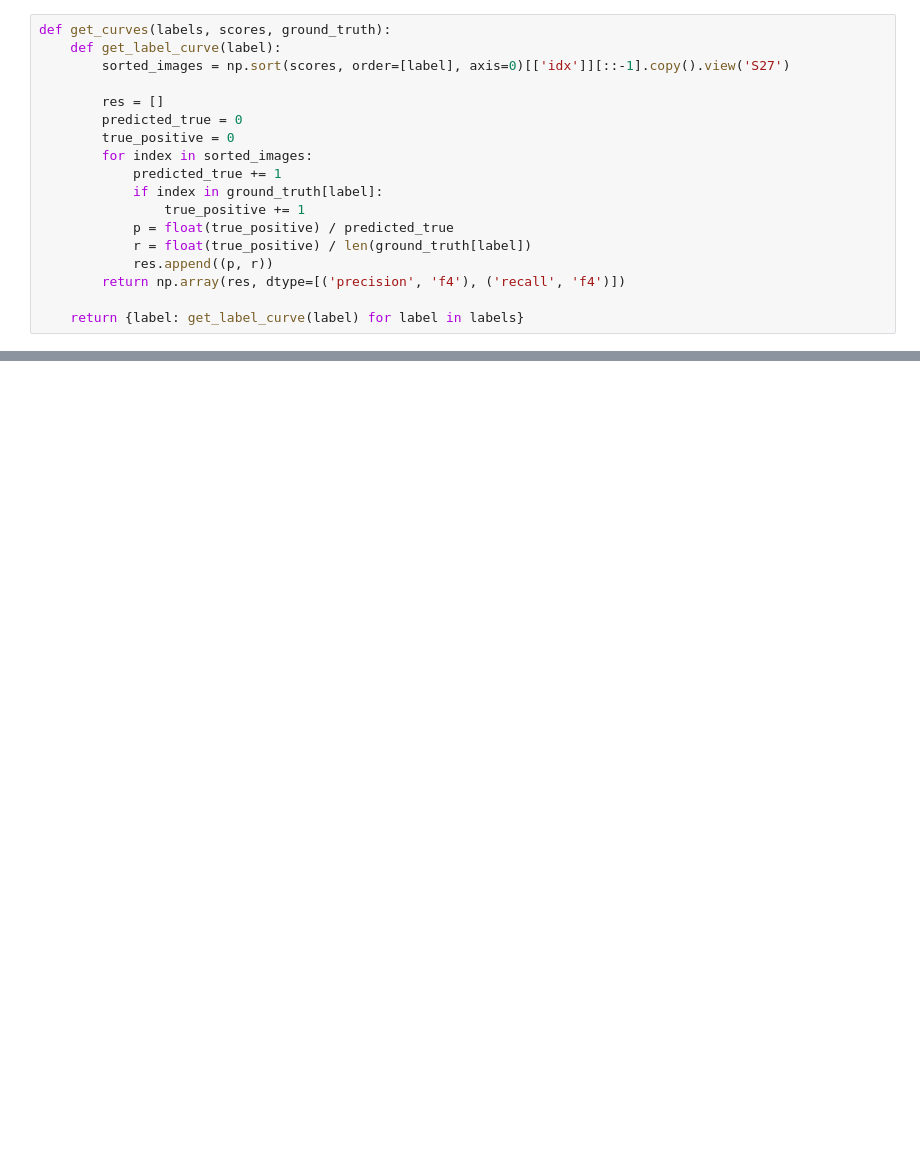
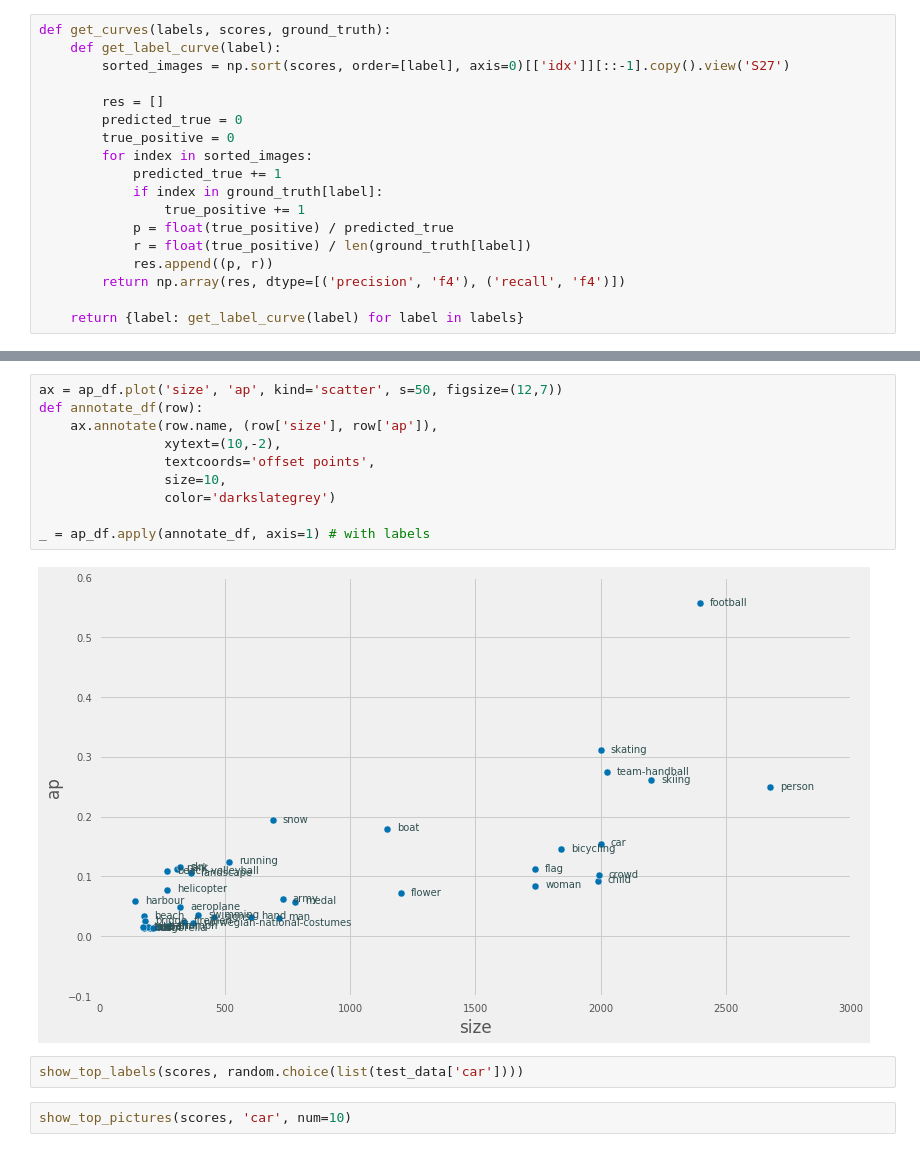
Before and after one commit to uvNikita/master-thesis-src, a Jupyter notebook: notebooks/testing/testing.ipynb, the cells around one changed output, grey strips where cells are left out. Cells and saved outputs as stored; diff of their text form; blank space fills up the shorter version.

```diff
--- a/notebooks/testing/testing.ipynb
+++ b/notebooks/testing/testing.ipynb
@@ -170,0 +234,16 @@ scores.size
+# %%
+ax = ap_df.plot('size', 'ap', kind='scatter', s=50, figsize=(12,7))
+def annotate_df(row):
+    ax.annotate(row.name, (row['size'], row['ap']),
+                xytext=(10,-2),
+                textcoords='offset points',
+                size=10,
+                color='darkslategrey')
+
+_ = ap_df.apply(annotate_df, axis=1) # with labels
+# %% [output]
+[figure, added]
+# %%
+show_top_labels(scores, random.choice(list(test_data['car'])))
+# %%
+show_top_pictures(scores, 'car', num=10)
```
Also changed, not shown: parts of 24 cells of this notebook.
